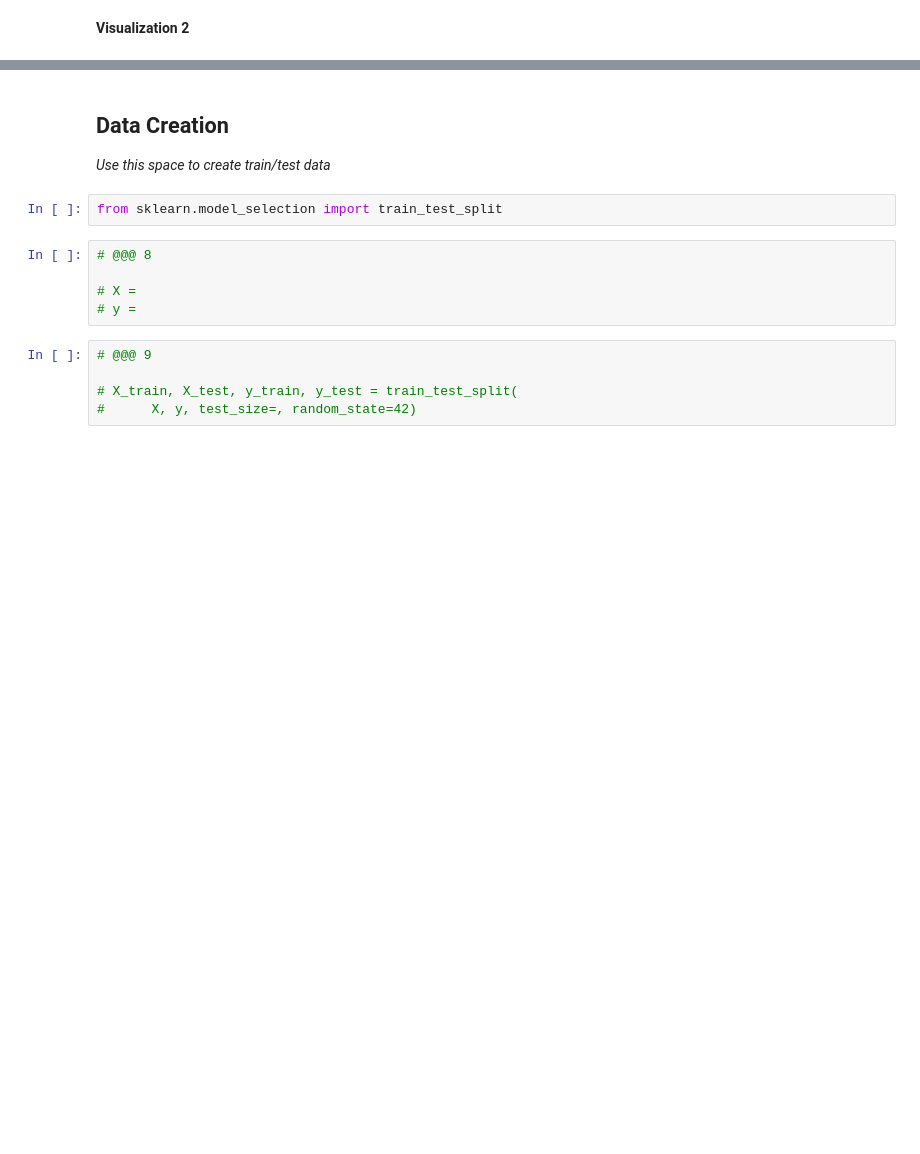
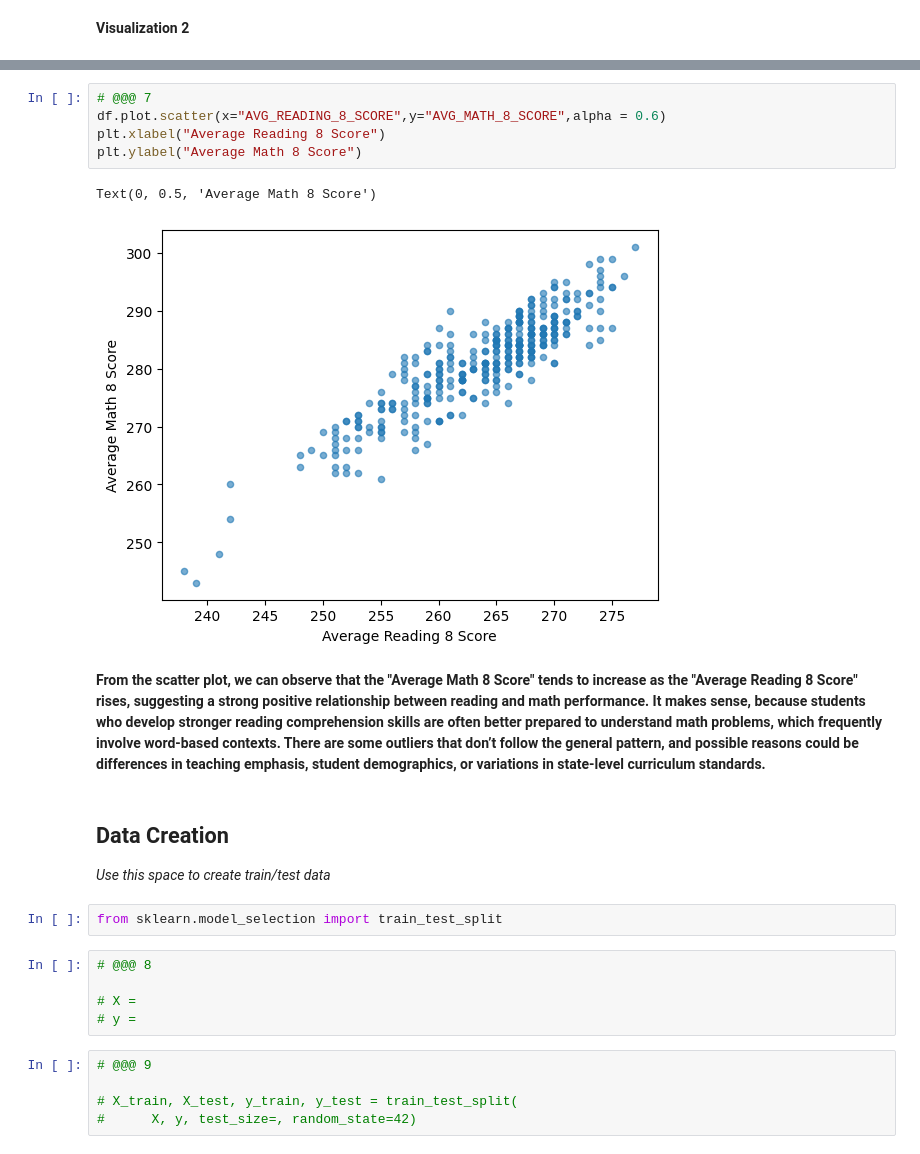
Before and after one commit to zwlinlily/MDST-Tutorial, a Jupyter notebook: tutorial1/checkpoint1.ipynb, the cells around one changed output, grey strips where cells are left out. Saved outputs shown, nothing was run; the diff lists cells and outputs as text; blank space fills up the shorter version.

```diff
--- a/tutorial1/checkpoint1.ipynb
+++ b/tutorial1/checkpoint1.ipynb
@@ -115,3 +180,13 @@ Investigate the relationship between your chosen response variable and at least
+# %%
+# @@@ 7
+df.plot.scatter(x="AVG_READING_8_SCORE",y="AVG_MATH_8_SCORE",alpha = 0.6)
+plt.xlabel("Average Reading 8 Score")
+plt.ylabel("Average Math 8 Score")
+# %% [output]
+Text(0, 0.5, 'Average Math 8 Score')
+[figure, added]
+# %% [markdown]
+**From the scatter plot, we can observe that the "Average Math 8 Score" tends to increase as the "Average Reading 8 Score" rises, suggesting a strong positive relationship between reading and math performance. It makes sense, because students who develop stronger reading comprehension skills are often better prepared to understand math problems, which frequently involve word-based contexts. There are some outliers that don’t follow the general pattern, and possible reasons could be differences in teaching emphasis, student demographics, or variations in state-level curriculum standards.**
 # %% [markdown]
 <h2> Data Creation </h2>
 
```
Also changed, not shown: parts of 17 cells of this notebook.
